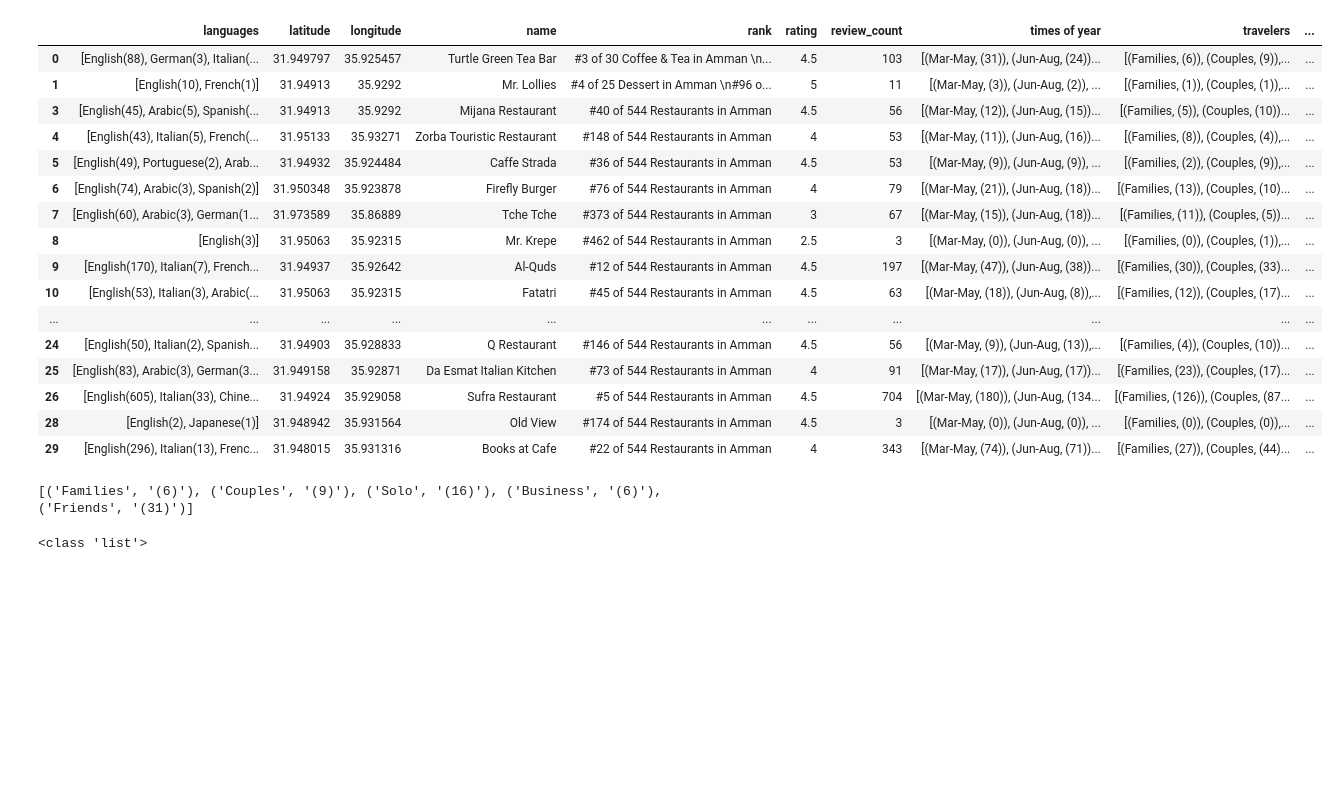
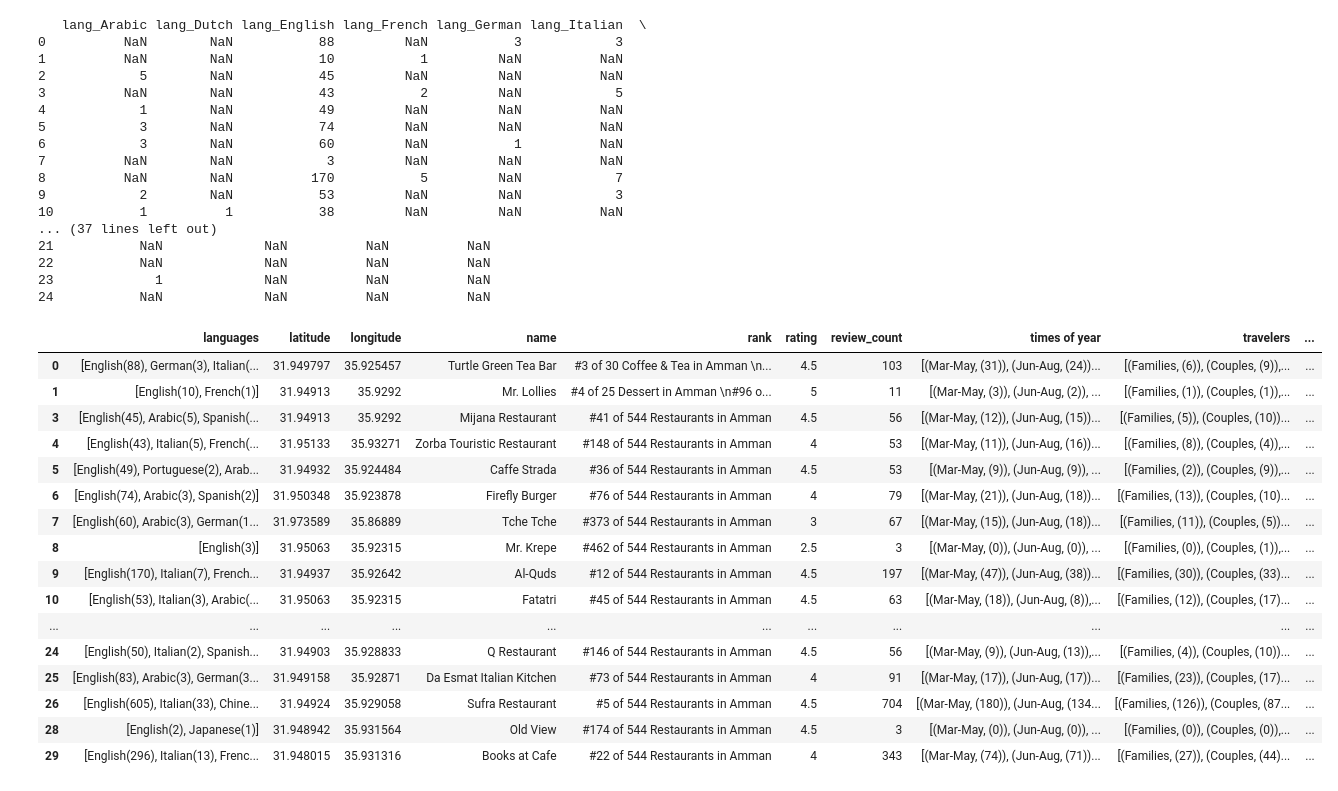
Before and after one commit to ledakaradimou/CS506_FinalProject, a Jupyter notebook: tripadvisor_restaurant_withMap.ipynb, the cells around one changed output. Saved outputs shown, nothing was run; the diff lists cells and outputs as text; code cells hidden in the pictures; blank space fills up the shorter version.

Commit message:
added prefixes in lang categories and types of travelers categories to be able to distinguish between the two

```diff
--- a/tripadvisor_restaurant_withMap.ipynb
+++ b/tripadvisor_restaurant_withMap.ipynb
@@ -181,23 +181,42 @@ gmap.draw("Amman_map.html")
 # %%
 from collections import Counter
 import re
 #def convert(string):
 #    return Counter(re.findall('[A-Z][a-z]*', string))
 import ast
 languages_dictsList = []
 for i in scraped_data2['languages']:
     lang = (re.findall('[A-Z][a-z]*', str(i)))
     freq = (re.findall('[1-9][0-9]*', str(i)))
     dictionary = dict(zip(lang, freq))
     languages_dictsList.append(dictionary)
 lang_df = pd.DataFrame(languages_dictsList)
+new_names = [(i,'lang_'+i) for i in lang_df.iloc[:, 0:].columns.values]
+lang_df.rename(columns = dict(new_names), inplace=True) #adding prefix to know what type of cat
 resulting_df = scraped_data2.join(lang_df)
 resulting_df.fillna(value=0) #final dataframe with languages of reviews as categories
 # %% [output]
+   lang_Arabic lang_Dutch lang_English lang_French lang_German lang_Italian  \
+0          NaN        NaN           88         NaN           3            3
+1          NaN        NaN           10           1         NaN          NaN
+2            5        NaN           45         NaN         NaN          NaN
+3          NaN        NaN           43           2         NaN            5
+4            1        NaN           49         NaN         NaN          NaN
+5            3        NaN           74         NaN         NaN          NaN
+6            3        NaN           60         NaN           1          NaN
+7          NaN        NaN            3         NaN         NaN          NaN
+8          NaN        NaN          170           5         NaN            7
+9            2        NaN           53         NaN         NaN            3
+10           1          1           38         NaN         NaN          NaN
+... (37 lines left out)
+21           NaN             NaN          NaN          NaN
+22           NaN             NaN          NaN          NaN
+23             1             NaN          NaN          NaN
+24           NaN             NaN          NaN          NaN
 |  | languages | latitude | longitude | name | rank | rating | review_count | times of year | travelers | ... |
 | 0 | [English(88), German(3), Italian(... | 31.949797 | 35.925457 | Turtle Green Tea Bar | #3 of 30 Coffee & Tea in Amman \n... | 4.5 | 103 | [(Mar-May, (31)), (Jun-Aug, (24))... | [(Families, (6)), (Couples, (9)),... | ... |
 | 1 | [English(10), French(1)] | 31.94913 | 35.9292 | Mr. Lollies | #4 of 25 Dessert in Amman \n#96 o... | 5 | 11 | [(Mar-May, (3)), (Jun-Aug, (2)), ... | [(Families, (1)), (Couples, (1)),... | ... |
-| 3 | [English(45), Arabic(5), Spanish(... | 31.94913 | 35.9292 | Mijana Restaurant | #40 of 544 Restaurants in Amman | 4.5 | 56 | [(Mar-May, (12)), (Jun-Aug, (15))... | [(Families, (5)), (Couples, (10))... | ... |
+| 3 | [English(45), Arabic(5), Spanish(... | 31.94913 | 35.9292 | Mijana Restaurant | #41 of 544 Restaurants in Amman | 4.5 | 56 | [(Mar-May, (12)), (Jun-Aug, (15))... | [(Families, (5)), (Couples, (10))... | ... |
 | 4 | [English(43), Italian(5), French(... | 31.95133 | 35.93271 | Zorba Touristic Restaurant | #148 of 544 Restaurants in Amman | 4 | 53 | [(Mar-May, (11)), (Jun-Aug, (16))... | [(Families, (8)), (Couples, (4)),... | ... |
 | 5 | [English(49), Portuguese(2), Arab... | 31.94932 | 35.924484 | Caffe Strada | #36 of 544 Restaurants in Amman | 4.5 | 53 | [(Mar-May, (9)), (Jun-Aug, (9)), ... | [(Families, (2)), (Couples, (9)),... | ... |
 | 6 | [English(74), Arabic(3), Spanish(2)] | 31.950348 | 35.923878 | Firefly Burger | #76 of 544 Restaurants in Amman | 4 | 79 | [(Mar-May, (21)), (Jun-Aug, (18))... | [(Families, (13)), (Couples, (10)... | ... |
@@ -211,14 +230,6 @@ resulting_df.fillna(value=0) #final dataframe with languages of reviews as categ
 | 26 | [English(605), Italian(33), Chine... | 31.94924 | 35.929058 | Sufra Restaurant | #5 of 544 Restaurants in Amman | 4.5 | 704 | [(Mar-May, (180)), (Jun-Aug, (134... | [(Families, (126)), (Couples, (87... | ... |
 | 28 | [English(2), Japanese(1)] | 31.948942 | 35.931564 | Old View | #174 of 544 Restaurants in Amman | 4.5 | 3 | [(Mar-May, (0)), (Jun-Aug, (0)), ... | [(Families, (0)), (Couples, (0)),... | ... |
 | 29 | [English(296), Italian(13), Frenc... | 31.948015 | 35.931316 | Books at Cafe | #22 of 544 Restaurants in Amman | 4 | 343 | [(Mar-May, (74)), (Jun-Aug, (71))... | [(Families, (27)), (Couples, (44)... | ... |
-# %%
-print(resulting_df['travelers'][0])
-# %% [output]
-[('Families', '(6)'), ('Couples', '(9)'), ('Solo', '(16)'), ('Business', '(6)'), ('Friends', '(31)')]
-# %%
-print(type(resulting_df['travelers'][0]))
-# %% [output]
-<class 'list'>
 # %%
 travelers_dictsList = []
 for i in scraped_data2['travelers']:
```
Also changed, not shown: parts of 3 cells of this notebook.
